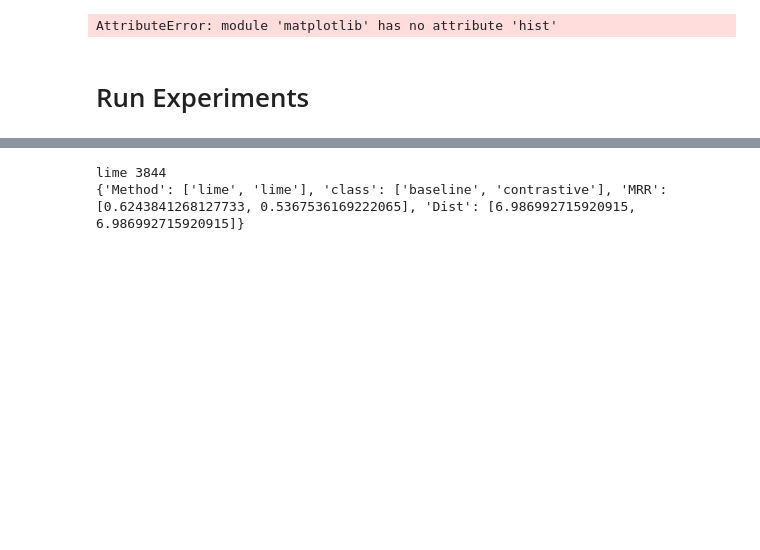
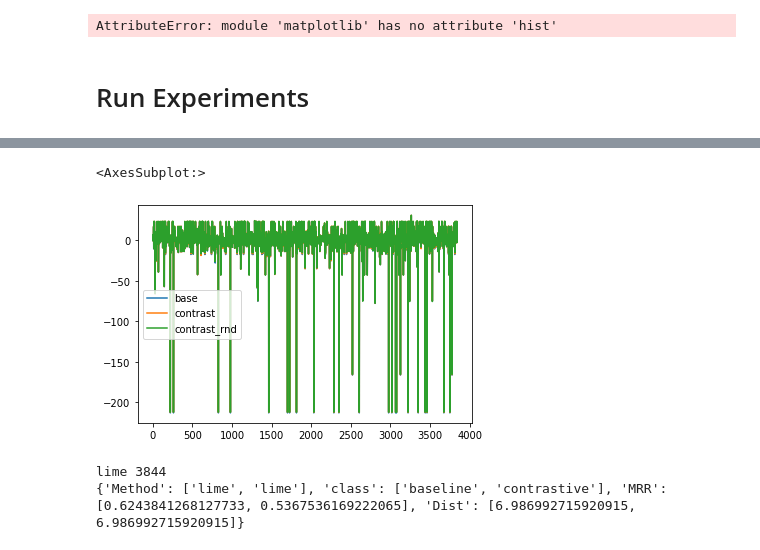
Before and after one commit to JanAthmer/Baseline_clusters, a Jupyter notebook: Notebook.ipynb, the cells around one changed output, grey strips where cells are left out. Saved outputs shown, nothing was run; the diff lists cells and outputs as text; code cells hidden in the pictures; blank space fills up the shorter version.

Commit message:
doing some experiments on lime and input_x_gradient to find why they suck

```diff
--- a/Notebook.ipynb
+++ b/Notebook.ipynb
@@ -172,0 +256,7 @@ AttributeError: module 'matplotlib' has no attribute 'hist'
+# %%
+dataframe_results_inputx = pd.DataFrame(data={'sentences':sentences, 'base':base_l, 'contrast':contrast_l, 'contrast_rnd': contrast_rnd_l})
+# %%
+dataframe_results_inputx.plot()
+# %% [output]
+<AxesSubplot:>
+[figure, added]
```
Also changed, not shown: parts of 3 cells of this notebook, 2 other files.
